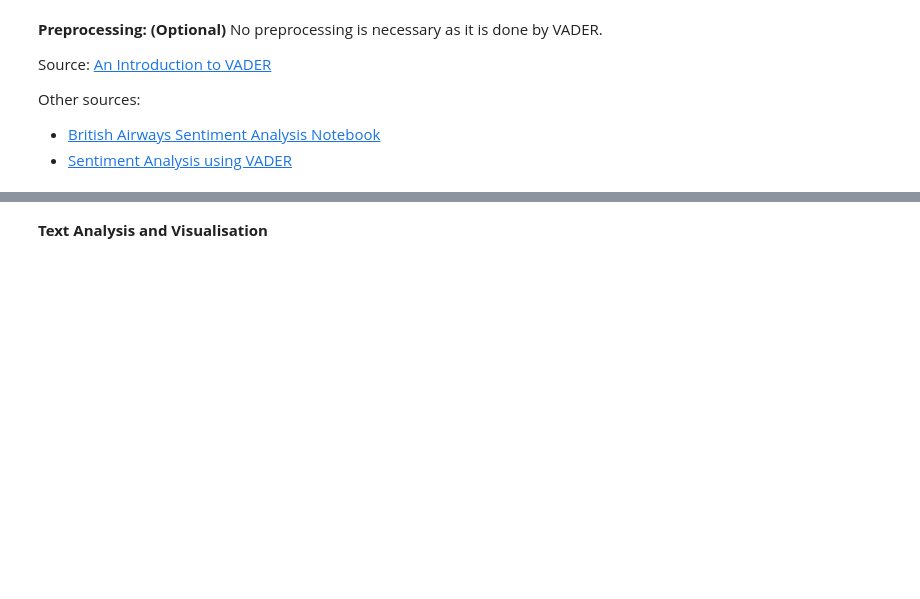
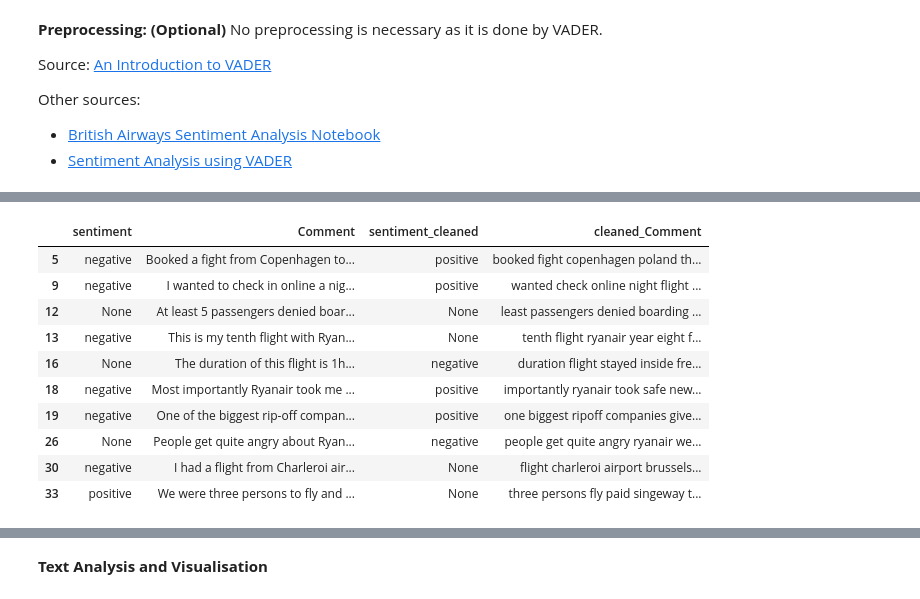
Before and after one commit to YouHayNeZ/NLP_for_Customer_Satisfaction_Modeling, a Jupyter notebook: sentiment_analysis_vader.ipynb, the cells around one changed output, grey strips where cells are left out. Saved outputs shown, nothing was run; the diff lists cells and outputs as text; code cells hidden in the pictures; blank space fills up the shorter version.

```diff
--- a/sentiment_analysis_vader.ipynb
+++ b/sentiment_analysis_vader.ipynb
@@ -63,3 +76,10 @@ def remove_stopwords_and_non_alphabetic_tokens(one_comment):
     return ' '.join(no_stop)
+# %%
+# Preprocess the comments
+comments["cleaned_Comment"] = comments["Comment"].apply(lambda x: to_lower(x))
+comments["cleaned_Comment"] = comments["cleaned_Comment"].apply(lambda x: remove_punctuation(x))
+comments["cleaned_Comment"] = comments["cleaned_Comment"].apply(lambda x: tokenize(x))
+comments["cleaned_Comment"] = comments["cleaned_Comment"].apply(lambda x: short_word_removal(x))
+comments["cleaned_Comment"] = comments["cleaned_Comment"].apply(lambda x: remove_stopwords_and_non_alphabetic_tokens(x))
 # %%
 sia = SentimentIntensityAnalyzer()
@@ -105,0 +170,22 @@ Among a total of over 2000 reviews, approximately 52.7% exhibited a positive sen
+# %%
+# Filter the dataframe for rows where sentiment and sentiment_cleaned are different
+different_sentiments = comments[comments["sentiment"] != comments["sentiment_cleaned"]]
+
+pd.set_option('display.max_rows', None)
+pd.set_option('display.max_columns', None)
+pd.set_option('display.max_colwidth', None)
+# Access the "cleaned_Comment" and "Comment" columns for the filtered rows
+difference = different_sentiments[["sentiment","Comment","sentiment_cleaned", "cleaned_Comment"]]
+difference.head(10)
+# %% [output]
+|  | sentiment | Comment | sentiment_cleaned | cleaned_Comment |
+| 5 | negative | Booked a fight from Copenhagen to... | positive | booked fight copenhagen poland th... |
+| 9 | negative | I wanted to check in online a nig... | positive | wanted check online night flight ... |
+| 12 | None | At least 5 passengers denied boar... | None | least passengers denied boarding ... |
+| 13 | negative | This is my tenth flight with Ryan... | None | tenth flight ryanair year eight f... |
+| 16 | None | The duration of this flight is 1h... | negative | duration flight stayed inside fre... |
+| 18 | negative | Most importantly Ryanair took me ... | positive | importantly ryanair took safe new... |
+| 19 | negative | One of the biggest rip-off compan... | positive | one biggest ripoff companies give... |
+| 26 | None | People get quite angry about Ryan... | negative | people get quite angry ryanair we... |
+| 30 | negative | I had a flight from Charleroi air... | None | flight charleroi airport brussels... |
+| 33 | positive | We were three persons to fly and ... | None | three persons fly paid singeway t... |
```
Also changed, not shown: parts of 15 cells of this notebook.
